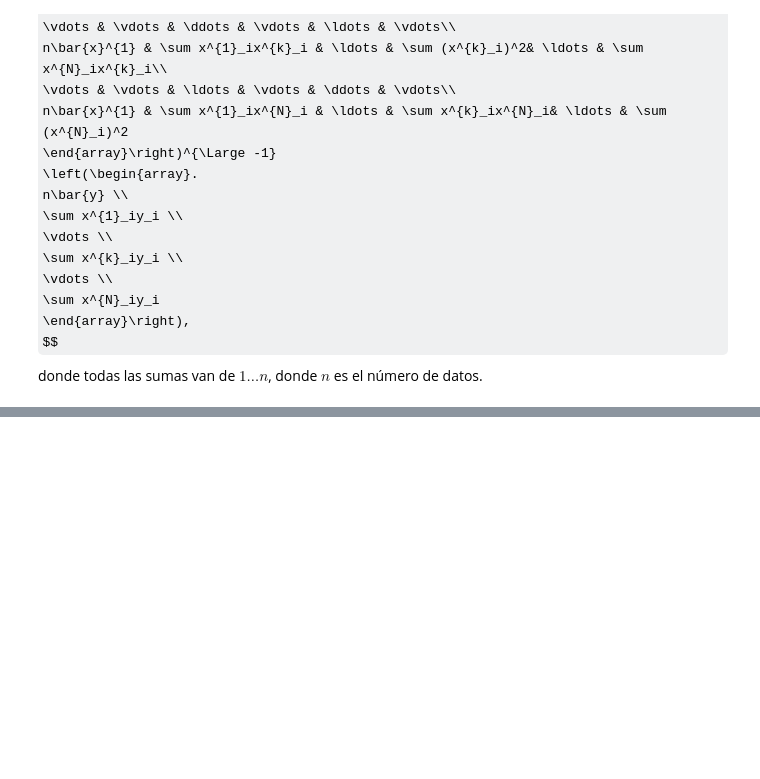
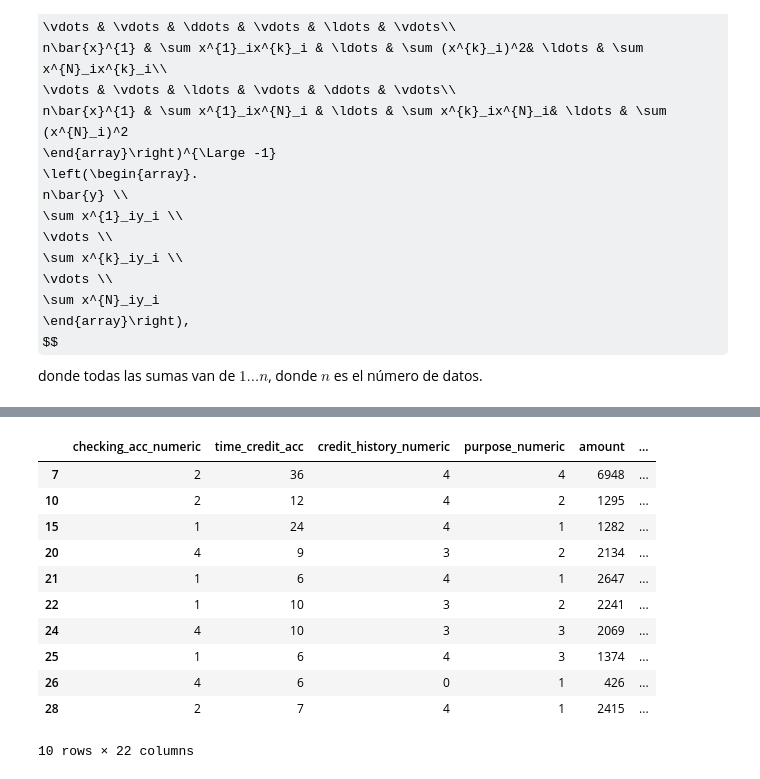
Before and after one commit to hackerschoolmty/Programa-Data-Science, a Jupyter notebook: 5.- Aprendizaje automático/5.- Sesión 2 Aprendizaje automático avanzado.ipynb, the cells around one changed output, grey strips where cells are left out. Saved outputs shown, nothing was run; the diff lists cells and outputs as text; code cells hidden in the pictures; some formulas as TeX source; blank space fills up the shorter version.

```diff
--- a/5.- Aprendizaje automático/5.- Sesión 2 Aprendizaje automático avanzado.ipynb
+++ b/5.- Aprendizaje automático/5.- Sesión 2 Aprendizaje automático avanzado.ipynb
@@ -54,0 +94,15 @@ donde todas las sumas van de $1\ldots n$, donde $n$ es el número de datos.
+# %%
+df_testing.head(10)
+# %% [output]
+|  | checking_acc_numeric | time_credit_acc | credit_history_numeric | purpose_numeric | amount | ... |
+| 7 | 2 | 36 | 4 | 4 | 6948 | ... |
+| 10 | 2 | 12 | 4 | 2 | 1295 | ... |
+| 15 | 1 | 24 | 4 | 1 | 1282 | ... |
+| 20 | 4 | 9 | 3 | 2 | 2134 | ... |
+| 21 | 1 | 6 | 4 | 1 | 2647 | ... |
+| 22 | 1 | 10 | 3 | 2 | 2241 | ... |
+| 24 | 4 | 10 | 3 | 3 | 2069 | ... |
+| 25 | 1 | 6 | 4 | 3 | 1374 | ... |
+| 26 | 4 | 6 | 0 | 1 | 426 | ... |
+| 28 | 2 | 7 | 4 | 1 | 2415 | ... |
+10 rows × 22 columns
```
Also changed, not shown: parts of 5 cells of this notebook, 1 other file.
